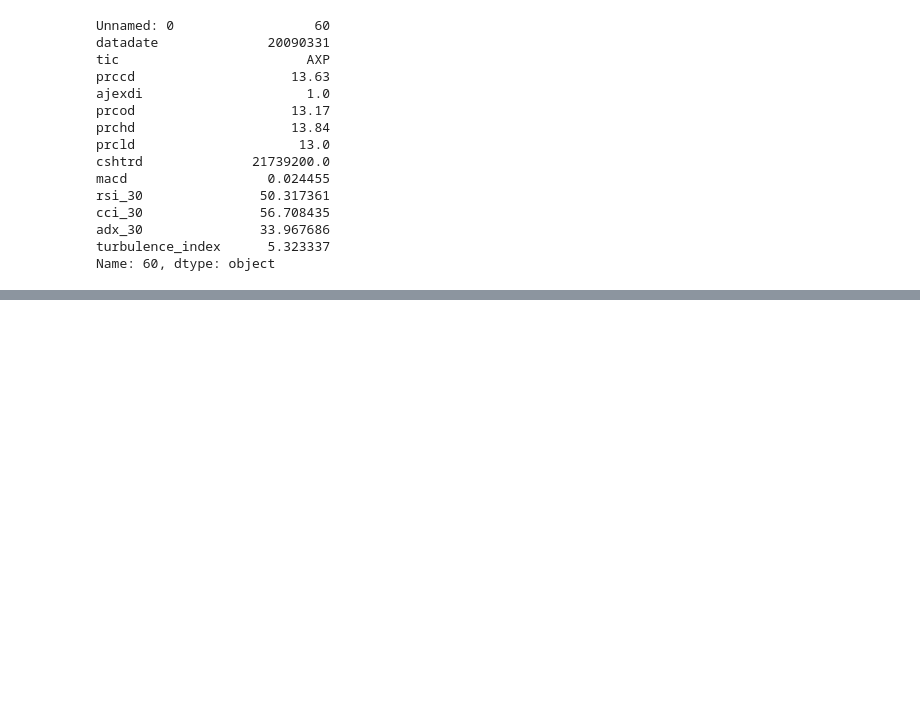
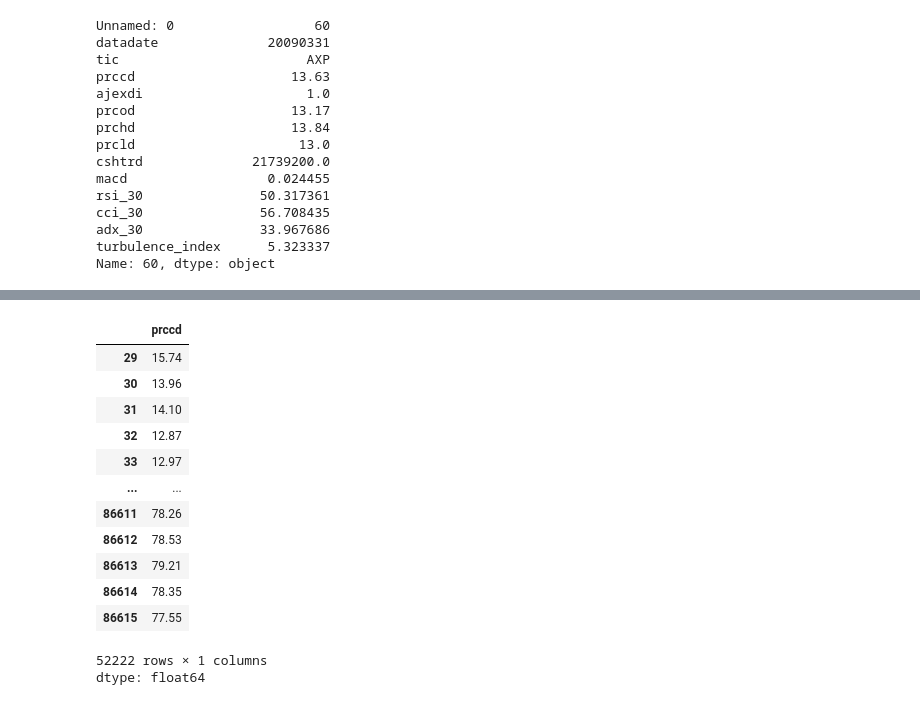
Before and after one commit to divyanshgy/DRL_Trading, a Jupyter notebook: DRL-Ensemble-Trading/DRL_ensemble.ipynb, the cells around one changed output, grey strips where cells are left out. Saved outputs shown, nothing was run; the diff lists cells and outputs as text; code cells hidden in the pictures; blank space fills up the shorter version.

```diff
--- a/DRL-Ensemble-Trading/DRL_ensemble.ipynb
+++ b/DRL-Ensemble-Trading/DRL_ensemble.ipynb
@@ -265,0 +293,17 @@ Stock Dimension:30, State Space: 181
+# %%
+train_df['prccd'].dropna()
+# %% [output]
+|  | prccd |
+| 29 | 15.74 |
+| 30 | 13.96 |
+| 31 | 14.10 |
+| 32 | 12.87 |
+| 33 | 12.97 |
+| ... | ... |
+| 86611 | 78.26 |
+| 86612 | 78.53 |
+| 86613 | 79.21 |
+| 86614 | 78.35 |
+| 86615 | 77.55 |
+52222 rows × 1 columns
+dtype: float64
```
Also changed, not shown: parts of 29 cells of this notebook, 2 other files.
